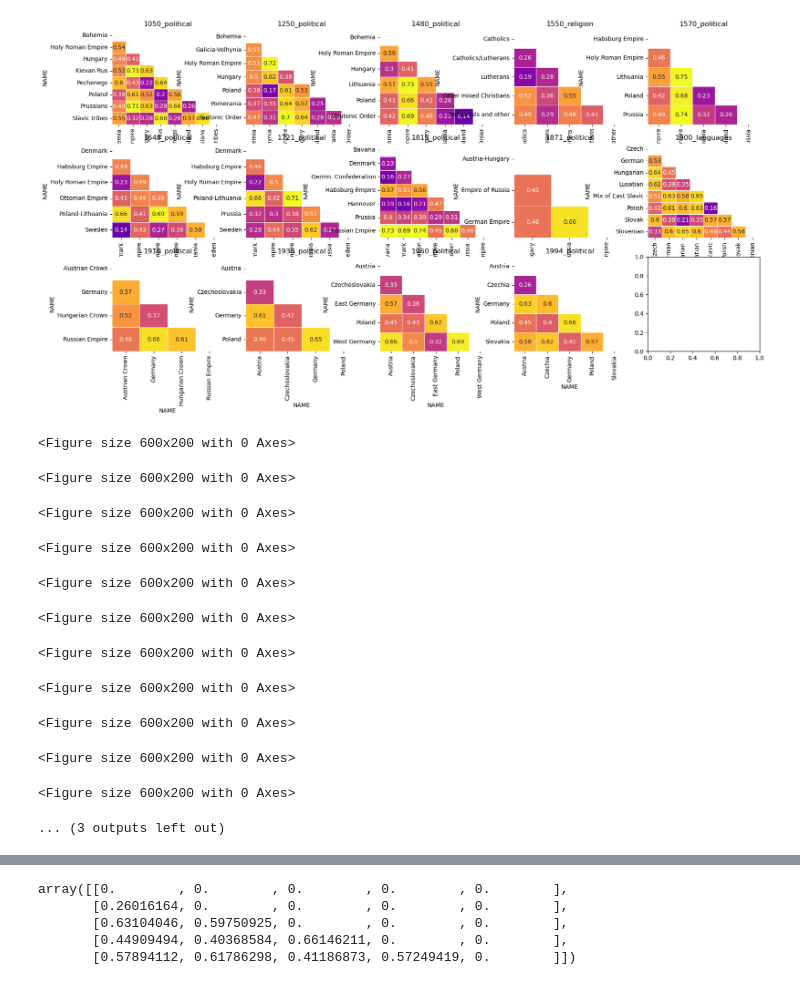
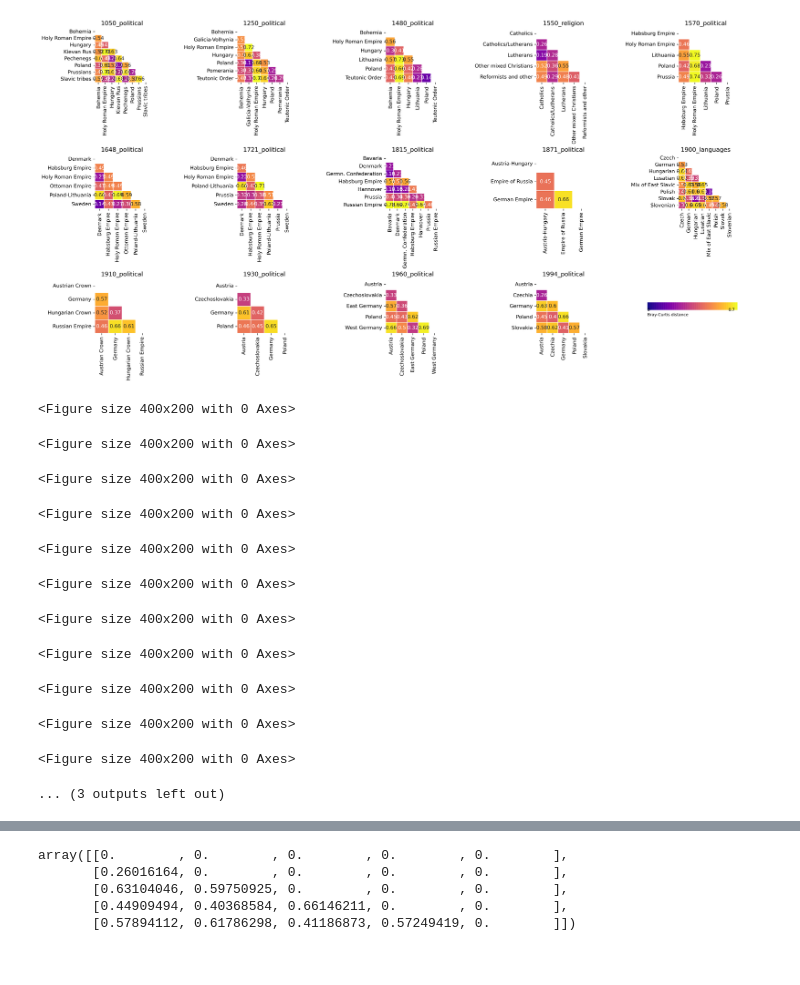
Before and after one commit to uscuni/boundaries_of_change, a Jupyter notebook: code/06_results.ipynb, the cells around one changed output, grey strips where cells are left out. Saved outputs shown, nothing was run; the diff lists cells and outputs as text; code cells hidden in the pictures.

```diff
--- a/code/06_results.ipynb
+++ b/code/06_results.ipynb
@@ -91,28 +109,52 @@ def generate_bc_heatmaps_for_diagrams(boundary_name, level="level_7", ax=False,
         sns.heatmap(bray_curtis_matrix, annot=True, cmap='plasma', ax=ax, mask=mask, linewidth=.5)
         ax.set_title(boundary_name)
 # %%
-fig, axs = plt.subplots(ncols=5, nrows=3, figsize=(20,10))
-axs = axs.flatten()
+def generate_bc_heatmaps_for_boundaries(boundary_lst, level, cmap='plasma'):
+    """Generates boundary diagrams for each layer in boundary_lst based on on specified level."""
+    fig, axs = plt.subplots(ncols=5, nrows=3, figsize=(20,10), dpi=300, constrained_layout=True)
+    #fig.tight_layout()
+    axs = axs.flatten()
+    # fig.suptitle(level)
+    for i, boundary in enumerate(boundary_list):
+        generate_bc_heatmap_for_boundary(boundary, level, ax=axs[i], cmap=cmap)
 
-for i, boundary in enumerate(boundary_list):
-    generate_bc_heatmaps_for_diagrams(boundary, "level_7", ax=axs[i], cmap="plasma")
+    #plt.tight_layout()
 
-plt.tight_layout()
+    #for ax in axs:
+    #    ax.set_axis_off()
 
-#for ax in axs:
-#    ax.set_axis_off()
+    fig.subplots_adjust(wspace = 0.8, hspace=1,top=0.5)
+
+    norm=plt.Normalize(0, .7)
+    cmap = matplotlib.colormaps[cmap]
+
+    bins = 50
+    for i, d in enumerate(np.linspace(0, .7, bins)):
+        axs[-1].plot([i, i+1], [0, 0], color=cmap(norm(d)), solid_capstyle='butt', linewidth=15)
+
+    #axs[5]._shared_axes['x'].remove(axs[-1])
+    #axs[-2]._shared_axes['y'].remove(axs[-1])
+    axs[-1].text(0, -.01, 0, fontdict=dict(fontsize=8))
+    axs[-1].text(bins - bins *.1, -.01, 0.7, fontdict=dict(fontsize=8))
+    axs[-1].text(0, -.02, "Bray-Curtis distance", fontdict=dict(fontsize=8))
+    axs[-1].set_xlim(-.3, bins * 1.3)
+    axs[-1].set_axis_off()
+
+    return axs
-# %% [output]
-[figure, removed]
-<Figure size 600x200 with 0 Axes>
-<Figure size 600x200 with 0 Axes>
-<Figure size 600x200 with 0 Axes>
-<Figure size 600x200 with 0 Axes>
-<Figure size 600x200 with 0 Axes>
-<Figure size 600x200 with 0 Axes>
-<Figure size 600x200 with 0 Axes>
-<Figure size 600x200 with 0 Axes>
-<Figure size 600x200 with 0 Axes>
-<Figure size 600x200 with 0 Axes>
-<Figure size 600x200 with 0 Axes>
-... (3 outputs left out)
+# %%
+axs = generate_bc_heatmaps_for_boundaries(boundary_list, "level_7")
+# %% [output]
+[figure, added]
+<Figure size 400x200 with 0 Axes>
+<Figure size 400x200 with 0 Axes>
+<Figure size 400x200 with 0 Axes>
+<Figure size 400x200 with 0 Axes>
+<Figure size 400x200 with 0 Axes>
+<Figure size 400x200 with 0 Axes>
+<Figure size 400x200 with 0 Axes>
+<Figure size 400x200 with 0 Axes>
+<Figure size 400x200 with 0 Axes>
+<Figure size 400x200 with 0 Axes>
+<Figure size 400x200 with 0 Axes>
+... (3 outputs left out)
 # %%
```
Also changed, not shown: parts of 5 cells of this notebook.
